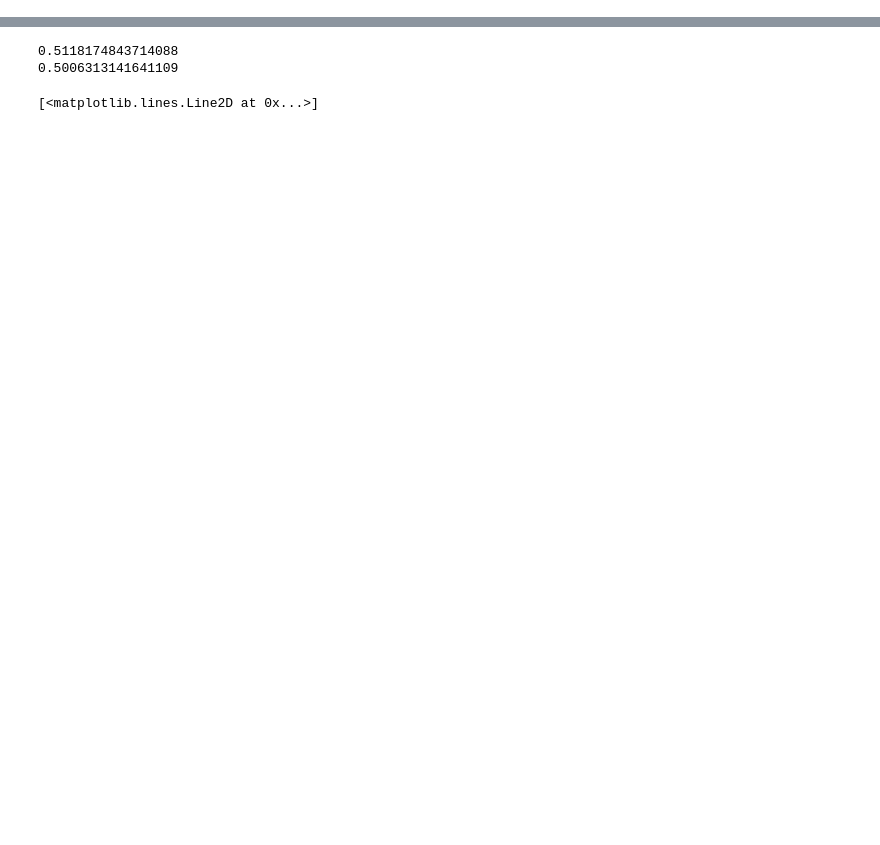
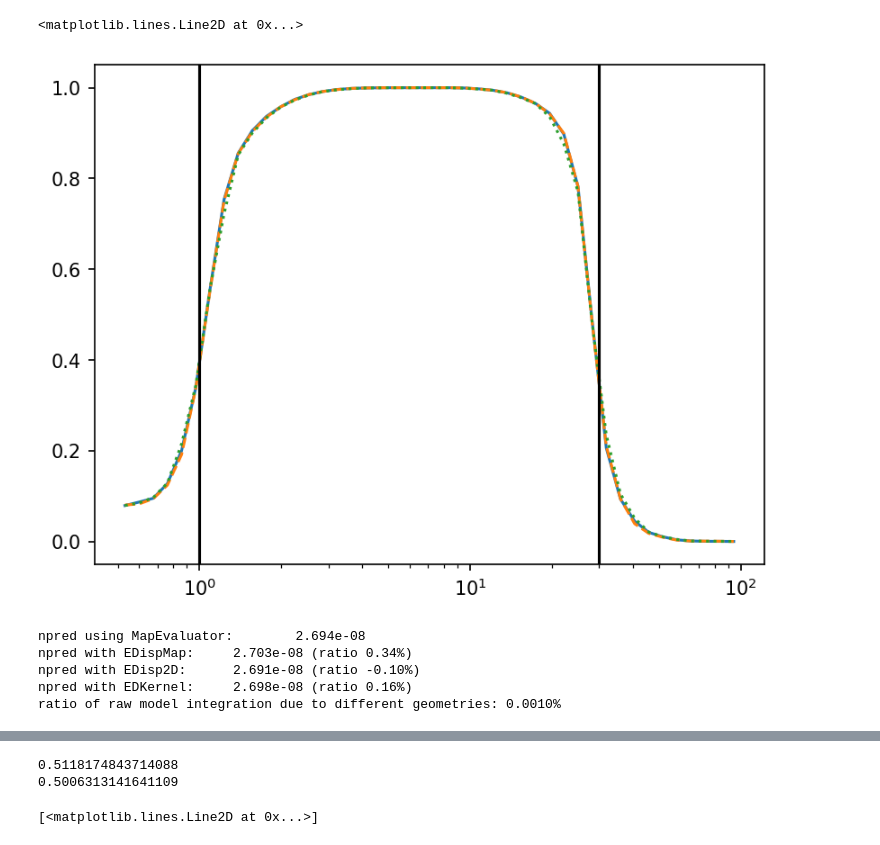
Before and after one commit to gammapy/gammapy-unbinned-analysis, a Jupyter notebook: Tims_UnbinnedDataset/example_acceptance.ipynb, the cells around one changed output, grey strips where cells are left out. Cells and saved outputs as stored; diff of their text form; code cells hidden in the pictures; blank space fills up the shorter version.

```diff
--- a/Tims_UnbinnedDataset/example_acceptance.ipynb
+++ b/Tims_UnbinnedDataset/example_acceptance.ipynb
@@ -134,0 +220,33 @@ plt.yscale("linear")
+# %%
+## compare the acceptance maps from EDispMap and EnergyDispersion2D
+plt.figure(dpi=150)
+plt.semilogx(e_true.center,acc_emap.get_spectrum(crab_pos).data.squeeze(), label="EDispMap")
+plt.semilogx(e_true.center,acc_eobs.get_spectrum(crab_pos).data.squeeze(), label="EDisp2D", ls="--")
+plt.semilogx(e_true.center,acc_eker.get_spectrum(crab_pos).data.squeeze(), label="EDKernel", ls=":")
+plt.axvline(1, color="k")  # the energy bound in reco energy
+plt.axvline(30, color="k")
+# %% [output]
+<matplotlib.lines.Line2D at 0x...>
+[figure, added]
+# %%
+## compare the npred of the MapEvaluator and the acceptance method
+npred_ev = (dataset.npred_signal().data*dataset.mask_safe.data).sum()
+print("npred using MapEvaluator: \t {:.3e}".format(npred_ev))
+
+model_int = model_gauss.integrate_geom(geom_model)
+npred_emap = (model_int.data * acc_emap.data).sum()*1e4  # from exposure cm^2 --> m^2
+npred_eobs = (model_int.data * acc_eobs.data).sum()*1e4
+npred_eker = (model_int.data * acc_eker.data).sum()*1e4
+
+print("npred with EDispMap: \t {:.3e} (ratio {:.2%})".format(npred_emap, npred_emap/npred_ev-1))
+print("npred with EDisp2D: \t {:.3e} (ratio {:.2%})".format(npred_eobs, npred_eobs/npred_ev-1))
+print("npred with EDKernel: \t {:.3e} (ratio {:.2%})".format(npred_eker, npred_eker/npred_ev-1))
+
+eval_int=dataset.evaluators['crab_model_gauss'].compute_flux().data.sum()
+print(f"ratio of raw model integration due to different geometries: {model_int.data.sum()/eval_int-1:.4%}")
+# %% [output]
+npred using MapEvaluator:        2.694e-08
+npred with EDispMap:     2.703e-08 (ratio 0.34%)
+npred with EDisp2D:      2.691e-08 (ratio -0.10%)
+npred with EDKernel:     2.698e-08 (ratio 0.16%)
+ratio of raw model integration due to different geometries: 0.0010%
```
Also changed, not shown: parts of 39 cells of this notebook.
